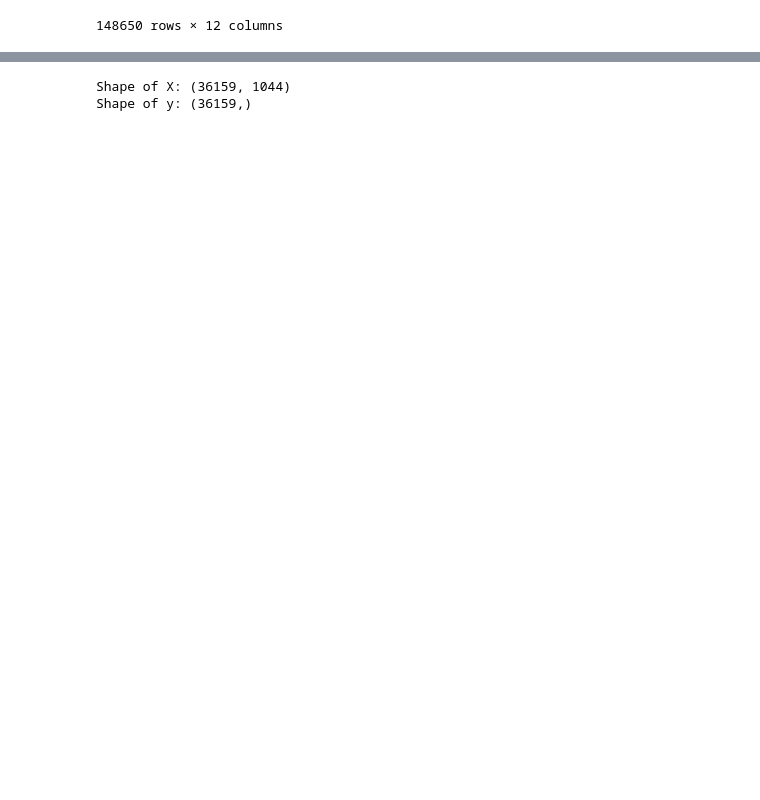
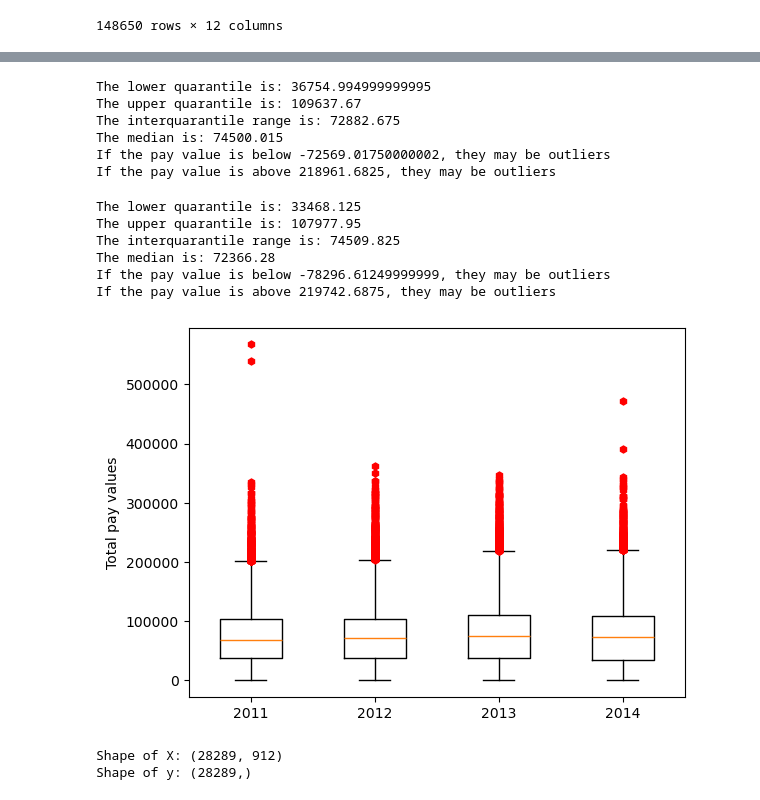
Before and after one commit to adrapiza/Project4-Group3, a Jupyter notebook: Untitled-2.ipynb, the cells around one changed output, grey strips where cells are left out. Drawn from its saved outputs; the diff is of its cells as text; code cells hidden in the pictures; blank space fills up the shorter version.

```diff
--- a/Untitled-2.ipynb
+++ b/Untitled-2.ipynb
@@ -353,0 +404,62 @@ df_2014 = df_2014.dropna(subset=['JobTitle', 'TotalPay'])
+# %%
+total_pay2 = df_2013['TotalPay']
+
+quarantiles = total_pay2.quantile([0.25, 0.5, 0.75])
+lower_q = quarantiles[0.25]
+upper_q = quarantiles[0.75]
+iqr = upper_q - lower_q
+
+print(f'The lower quarantile is: {lower_q}')
+print(f'The upper quarantile is: {upper_q}')
+print(f'The interquarantile range is: {iqr}')
+print(f'The median is: {quarantiles[0.5]}')
+
+lower_bound = lower_q - (1.5*iqr)
+upper_bound = upper_q + (1.5*iqr)
+
+print(f'If the pay value is below {lower_bound}, they may be outliers')
+print(f'If the pay value is above {upper_bound}, they may be outliers')
+# %% [output]
+The lower quarantile is: 36754.994999999995
+The upper quarantile is: 109637.67
+The interquarantile range is: 72882.675
+The median is: 74500.015
+If the pay value is below -72569.01750000002, they may be outliers
+If the pay value is above 218961.6825, they may be outliers
+# %%
+total_pay3 = df_2014['TotalPay']
+
+quarantiles = total_pay3.quantile([0.25, 0.5, 0.75])
+lower_q = quarantiles[0.25]
+upper_q = quarantiles[0.75]
+iqr = upper_q - lower_q
+
+print(f'The lower quarantile is: {lower_q}')
+print(f'The upper quarantile is: {upper_q}')
+print(f'The interquarantile range is: {iqr}')
+print(f'The median is: {quarantiles[0.5]}')
+
+lower_bound = lower_q - (1.5*iqr)
+upper_bound = upper_q + (1.5*iqr)
+
+print(f'If the pay value is below {lower_bound}, they may be outliers')
+print(f'If the pay value is above {upper_bound}, they may be outliers')
+# %% [output]
+The lower quarantile is: 33468.125
+The upper quarantile is: 107977.95
+The interquarantile range is: 74509.825
+The median is: 72366.28
+If the pay value is below -78296.61249999999, they may be outliers
+If the pay value is above 219742.6875, they may be outliers
+# %%
+# Generate a box plot that shows the distribution of the tumor volume for each treatment group.
+data_plotting = [total_pay, total_pay1, total_pay2, total_pay3]
+treatment = ['2011', '2012', '2013', '2014']
+fig1, ax1 = plt.subplots()
+ax1.set_ylabel("Total pay values")
+red_dot = dict(markerfacecolor="r", markersize = 5, marker="h", markeredgecolor="r")
+ax1.boxplot(data_plotting, flierprops = red_dot, labels=treatment, widths = 0.5, vert = True)
+
+plt.show()
+# %% [output]
+[figure, added]
@@ -358,8 +490,8 @@ from sklearn.metrics import mean_squared_error, r2_score
 
 
 # Convert JobTitle to dummy variables
-X = pd.get_dummies(df_2011['JobTitle'], drop_first=True)  # Convert categorical variable to dummy/indicator variables
-y = df_2011['TotalPay']  # Dependent variable
+X = pd.get_dummies(filtered_2011['JobTitle'], drop_first=True)  # Convert categorical variable to dummy/indicator variables
+y = filtered_2011['TotalPay']  # Dependent variable
 
 print("Shape of X:", X.shape)
 print("Shape of y:", y.shape)
@@ -368,8 +500,8 @@ print("Shape of y:", y.shape)
 # Split the data into training and testing sets
 X_train, X_test, y_train, y_test = train_test_split(X, y, test_size=0.2, random_state=42)
 # %% [output]
-Shape of X: (36159, 1044)
-Shape of y: (36159,)
+Shape of X: (28289, 912)
+Shape of y: (28289,)
 # %%
 
 # Create a linear regression model
```
Also changed, not shown: parts of 18 cells of this notebook.
